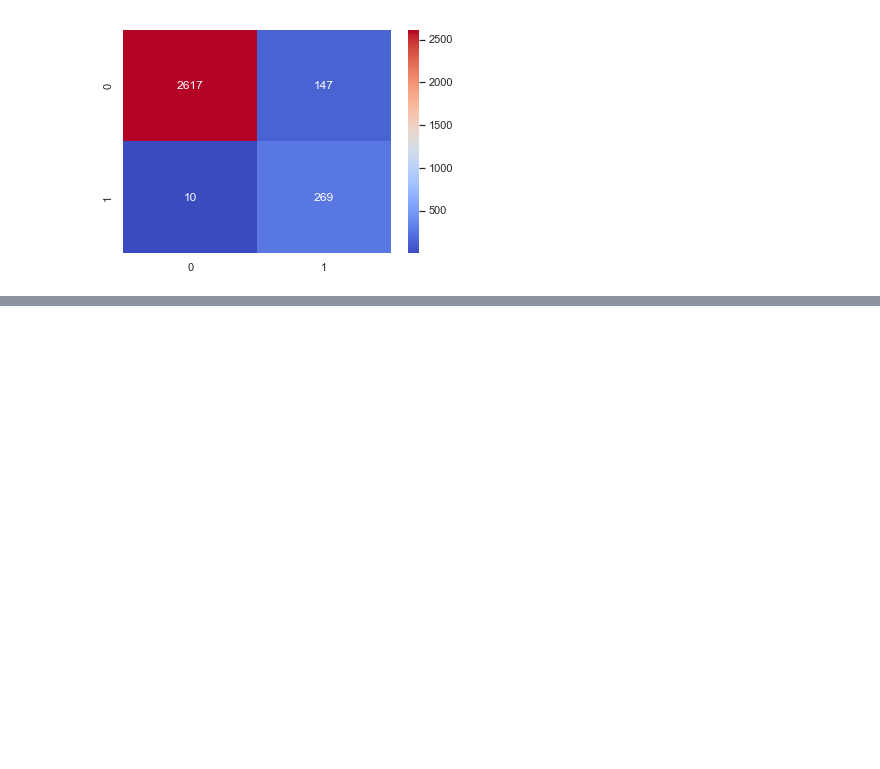
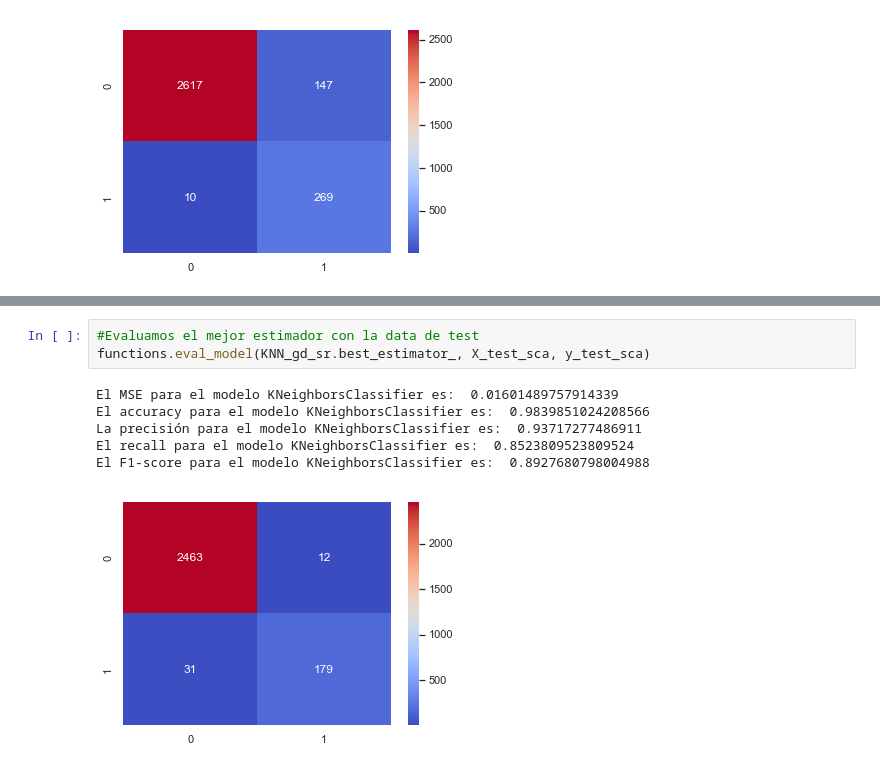
Before and after one commit to MrCycler/ML_PULSAR_CLASSIFICATION_PROJECT, a Jupyter notebook: APLICACION DE ALGORITMOS/Prueba_Algoritmos_DataNormalizada.ipynb, the cells around one changed output, grey strips where cells are left out. Drawn from its saved outputs; the diff is of its cells as text; blank space fills up the shorter version.

```diff
--- a/APLICACION DE ALGORITMOS/Prueba_Algoritmos_DataNormalizada.ipynb
+++ b/APLICACION DE ALGORITMOS/Prueba_Algoritmos_DataNormalizada.ipynb
@@ -581,0 +592,10 @@ El F1-score para el modelo MLPClassifier es:  0.7741007194244605
+# %%
+#Evaluamos el mejor estimador con la data de test
+functions.eval_model(KNN_gd_sr.best_estimator_, X_test_sca, y_test_sca)
+# %% [output]
+El MSE para el modelo KNeighborsClassifier es:  0.01601489757914339
+El accuracy para el modelo KNeighborsClassifier es:  0.9839851024208566
+La precisión para el modelo KNeighborsClassifier es:  0.93717277486911
+El recall para el modelo KNeighborsClassifier es:  0.8523809523809524
+El F1-score para el modelo KNeighborsClassifier es:  0.8927680798004988
+[figure, added]
```
Also changed, not shown: parts of 15 cells of this notebook.
